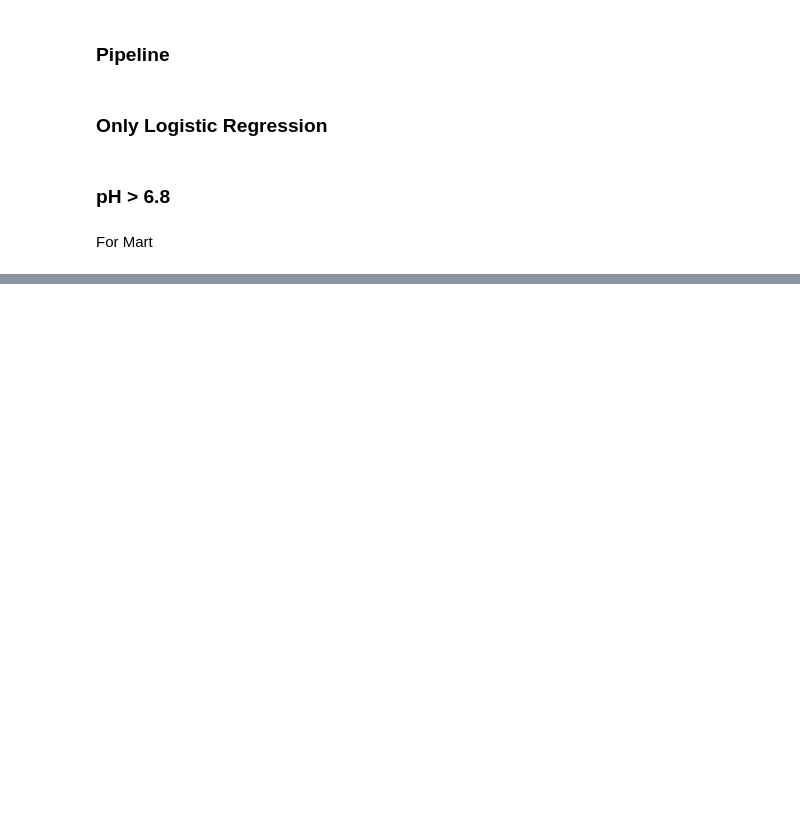
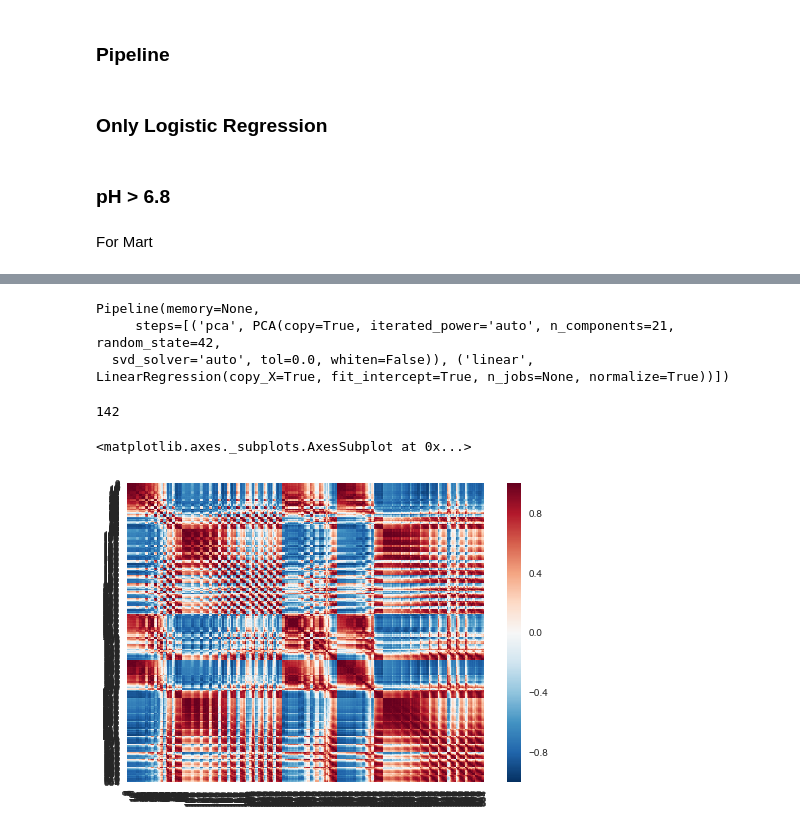
Before and after one commit to JCardenasRdz/acidoCEST_ML, a Jupyter notebook: notebooks/Ratiometric vs ML June 2019_Iopamidol-LINEAR REGRESSION.ipynb, the cells around one changed output, grey strips where cells are left out. Drawn from its saved outputs; the diff is of its cells as text; code cells hidden in the pictures; blank space fills up the shorter version.

```diff
--- a/notebooks/Ratiometric vs ML June 2019_Iopamidol-LINEAR REGRESSION.ipynb
+++ b/notebooks/Ratiometric vs ML June 2019_Iopamidol-LINEAR REGRESSION.ipynb
@@ -482,0 +512,17 @@ clf_pca.predict(X)
+# %%
+model_pca
+# %% [output]
+Pipeline(memory=None,
+     steps=[('pca', PCA(copy=True, iterated_power='auto', n_components=21, random_state=42,
+  svd_solver='auto', tol=0.0, whiten=False)), ('linear', LinearRegression(copy_X=True, fit_intercept=True, n_jobs=None, normalize=True))])
+# %%
+pca_s = model_pca.named_steps['pca']
+# %%
+np.linalg.matrix_rank( X)
+# %% [output]
+142
+# %%
+sns.heatmap( np.corrcoef( pca_s.transform(X) ), vmin=-1, vmax=1 )
+# %% [output]
+<matplotlib.axes._subplots.AxesSubplot at 0x...>
+[figure, added]
```
Also changed, not shown: parts of 9 cells of this notebook.
